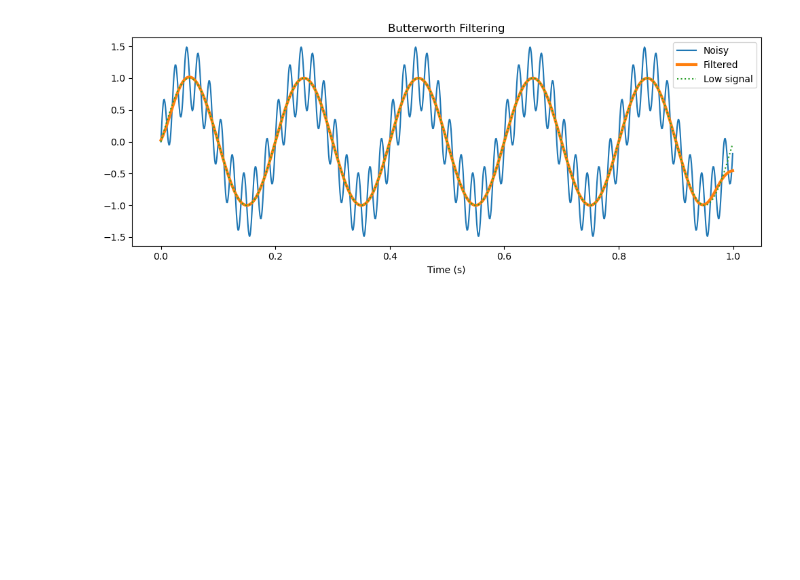
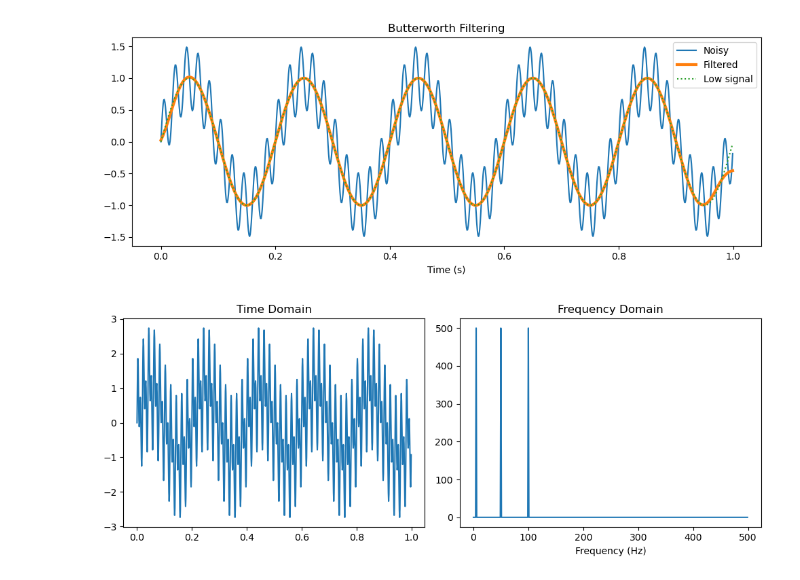
Before and after one commit to tmharty/notesbooks, a Jupyter notebook: basic_signal_processing.ipynb, the cells around one changed output. Cells and saved outputs as stored; diff of their text form; code cells hidden in the pictures; blank space fills up the shorter version.

Commit message:
FFT frequency analysis

```diff
--- a/basic_signal_processing.ipynb
+++ b/basic_signal_processing.ipynb
@@ -27,3 +27,28 @@ plt.tight_layout()
 plt.show()
 # %% [output]
 [figure]
+# %%
+from scipy.fft import fft, fftfreq
+
+# Generate signal
+freqs = [5, 50, 100]
+signal = sum(np.sin(2*np.pi*f*t) for f in freqs)
+
+# Compute FFT
+N = len(signal)
+yf = fft(signal)[:N//2]
+xf = fftfreq(N, 1/fs)[:N//2]
+
+# Plot
+plt.figure(figsize=(10,4))
+plt.subplot(121)
+plt.plot(t, signal)
+plt.title('Time Domain')
+plt.subplot(122)
+plt.plot(xf, np.abs(yf))
+plt.title('Frequency Domain')
+plt.xlabel('Frequency (Hz)')
+plt.tight_layout()
+plt.show()
+# %% [output]
+[figure, added]
```
